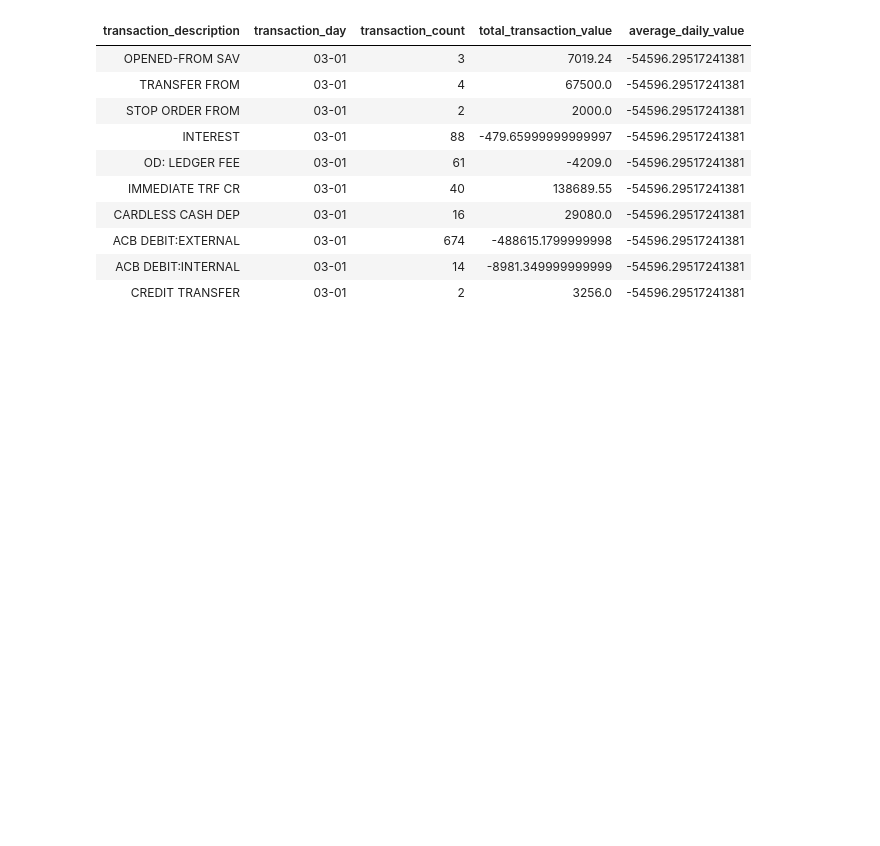
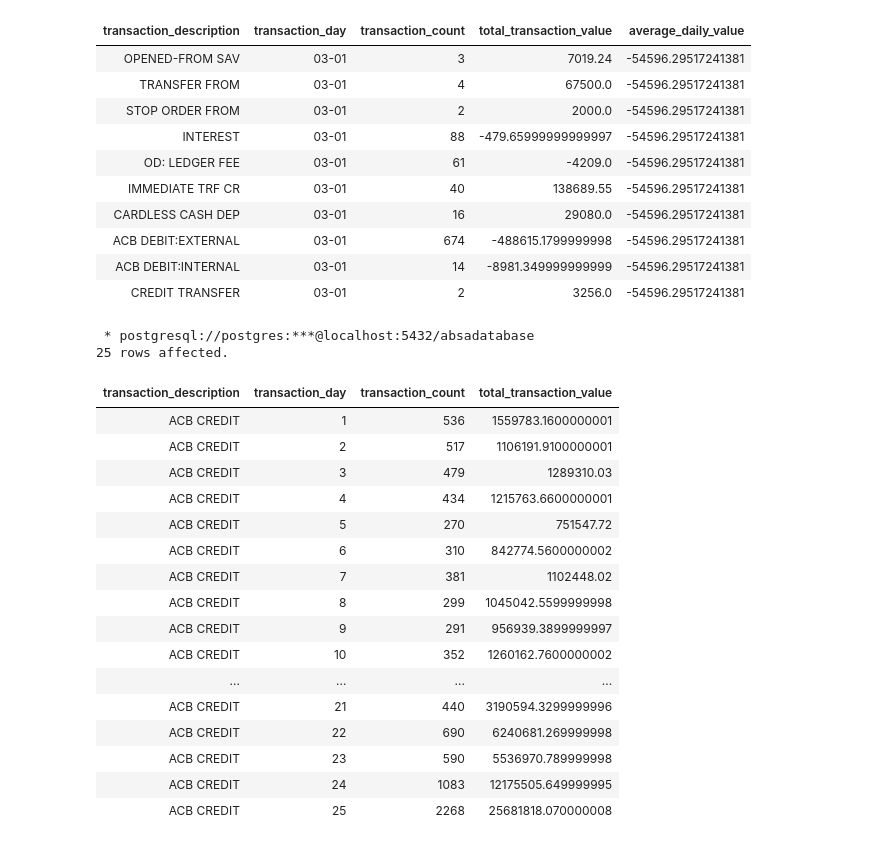
Before and after one commit to The-DigitalAcademy/EXPLORING-ABSA-DATASETS, a Jupyter notebook: Liability.ipynb, the cells around one changed output. Saved outputs shown, nothing was run; the diff lists cells and outputs as text; code cells hidden in the pictures; blank space fills up the shorter version.

```diff
--- a/Liability.ipynb
+++ b/Liability.ipynb
@@ -447,3 +447,38 @@ LIMIT 10;
 | ACB DEBIT:EXTERNAL | 03-01 | 674 | -488615.1799999998 | -54596.29517241381 |
 | ACB DEBIT:INTERNAL | 03-01 | 14 | -8981.349999999999 | -54596.29517241381 |
 | CREDIT TRANSFER | 03-01 | 2 | 3256.0 | -54596.29517241381 |
+# %%
+%%sql
+SELECT
+    transaction_description,
+    EXTRACT(DAY FROM record_date) AS transaction_day,
+    COUNT(*) AS transaction_count,
+    SUM(amt) AS total_transaction_value
+FROM
+    transactiondata
+GROUP BY
+    transaction_description,
+    EXTRACT(DAY FROM record_date)
+ORDER BY
+     transaction_description ASC
+LIMIT 25;
+# %% [output]
+ * postgresql://postgres:***@localhost:5432/absadatabase
+25 rows affected.
+| transaction_description | transaction_day | transaction_count | total_transaction_value |
+| ACB CREDIT | 1 | 536 | 1559783.1600000001 |
+| ACB CREDIT | 2 | 517 | 1106191.9100000001 |
+| ACB CREDIT | 3 | 479 | 1289310.03 |
+| ACB CREDIT | 4 | 434 | 1215763.6600000001 |
+| ACB CREDIT | 5 | 270 | 751547.72 |
+| ACB CREDIT | 6 | 310 | 842774.5600000002 |
+| ACB CREDIT | 7 | 381 | 1102448.02 |
+| ACB CREDIT | 8 | 299 | 1045042.5599999998 |
+| ACB CREDIT | 9 | 291 | 956939.3899999997 |
+| ACB CREDIT | 10 | 352 | 1260162.7600000002 |
+| ... | ... | ... | ... |
+| ACB CREDIT | 21 | 440 | 3190594.3299999996 |
+| ACB CREDIT | 22 | 690 | 6240681.269999998 |
+| ACB CREDIT | 23 | 590 | 5536970.789999998 |
+| ACB CREDIT | 24 | 1083 | 12175505.649999995 |
+| ACB CREDIT | 25 | 2268 | 25681818.070000008 |
```
